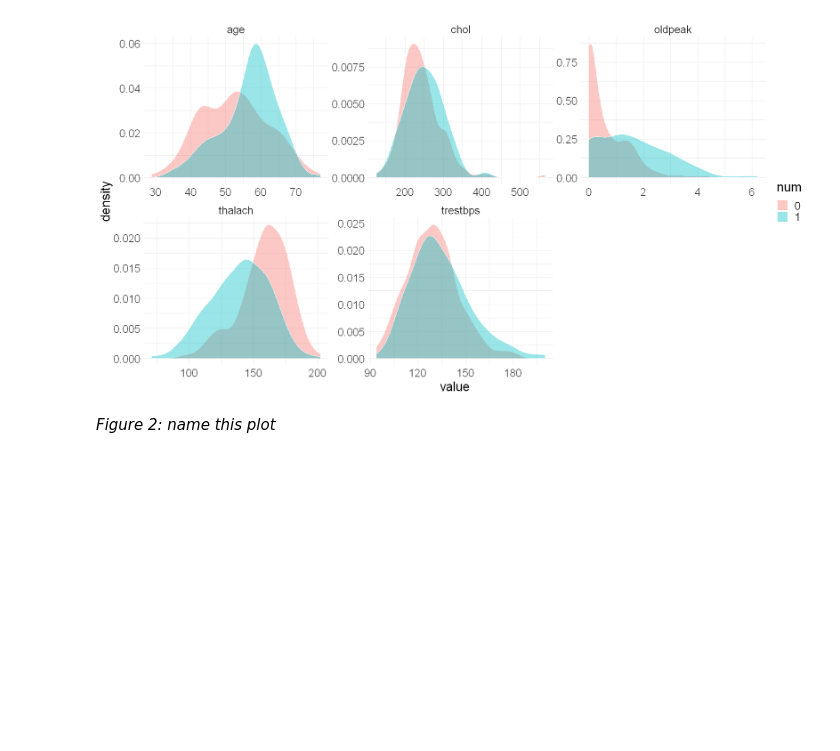
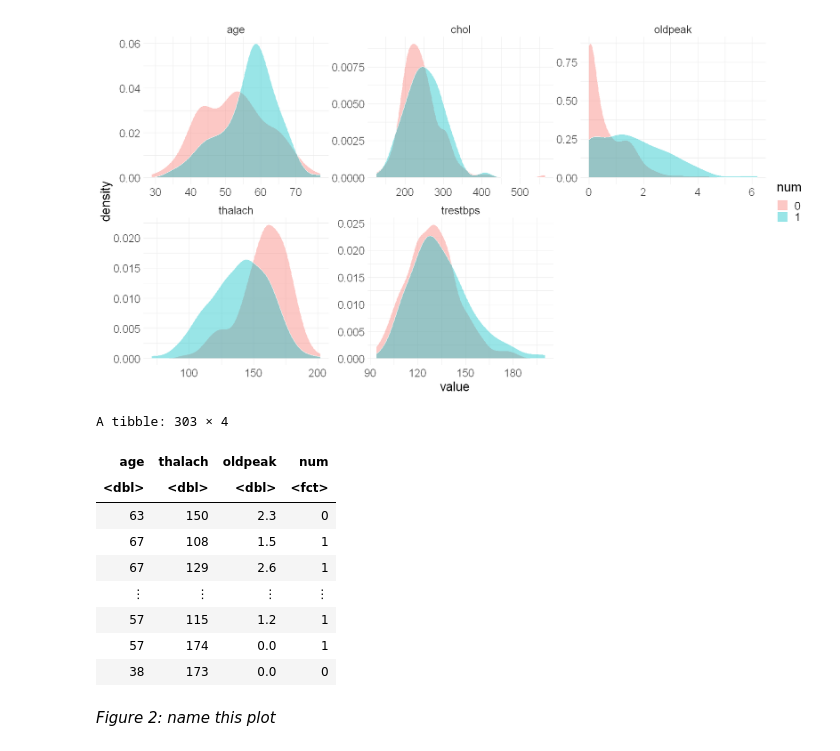
Before and after one commit to wu-jacob/dsci100-project, a Jupyter notebook: proposal.ipynb, the cells around one changed output. Saved outputs shown, nothing was run; the diff lists cells and outputs as text; code cells hidden in the pictures; blank space fills up the shorter version.

```diff
--- a/proposal.ipynb
+++ b/proposal.ipynb
@@ -150,6 +150,21 @@ heart_selected |>
         theme(text = element_text(size = 20))
 # %% [output]
 [figure]
+# %%
+heart_selected2 <- select(heart_data, age, thalach, oldpeak, num) |>
+    mutate(num = as_factor(case_when(num > 0 ~ 1, num == 0 ~ 0)))
+heart_selected2
+# %% [output]
+A tibble: 303 × 4
+| age | thalach | oldpeak | num |
+| <dbl> | <dbl> | <dbl> | <fct> |
+| 63 | 150 | 2.3 | 0 |
+| 67 | 108 | 1.5 | 1 |
+| 67 | 129 | 2.6 | 1 |
+| ⋮ | ⋮ | ⋮ | ⋮ |
+| 57 | 115 | 1.2 | 1 |
+| 57 | 174 | 0.0 | 1 |
+| 38 | 173 | 0.0 | 0 |
 # %% [markdown]
 *Figure 2: name this plot*
 # %% [markdown]
```
Also changed, not shown: parts of 10 cells of this notebook.
